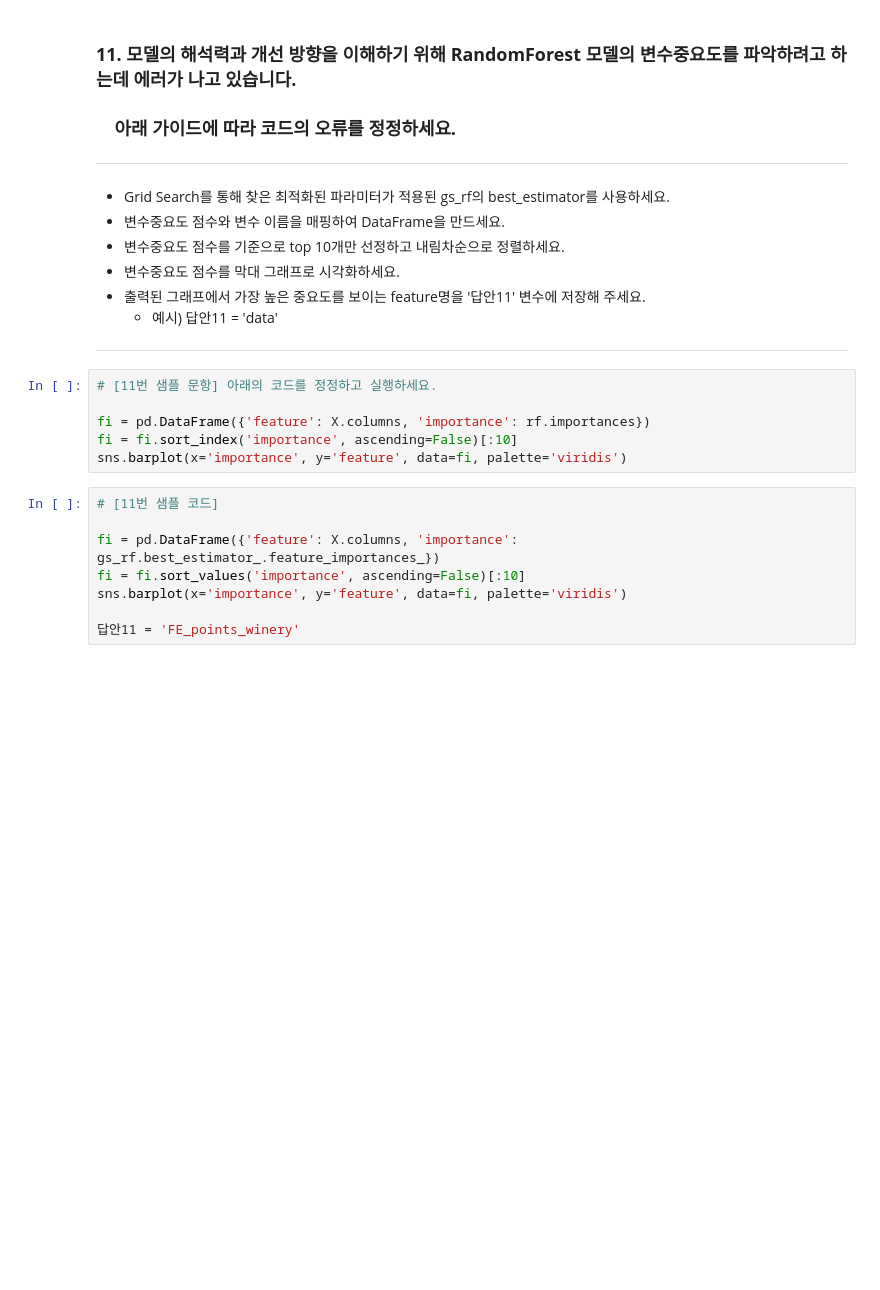
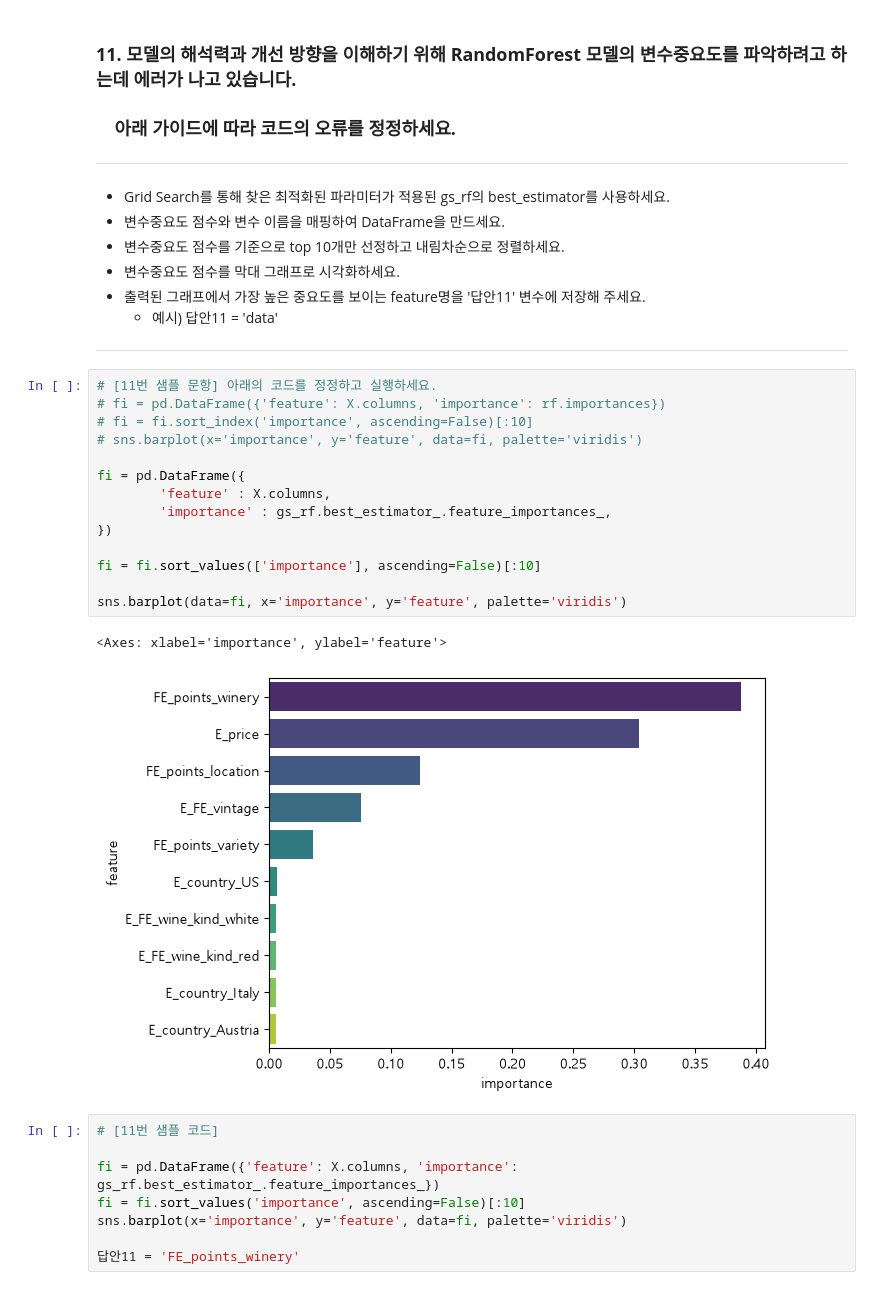
Before and after one commit to choiinho97/AICE_ASSO, a Jupyter notebook: 공식 샘플/AICE Associate 샘플문항_분류/AICE Associate 샘플문항_분류.ipynb, the cells around one changed output. Drawn from its saved outputs; the diff is of its cells as text; blank space fills up the shorter version.

```diff
--- a/공식 샘플/AICE Associate 샘플문항_분류/AICE Associate 샘플문항_분류.ipynb
+++ b/공식 샘플/AICE Associate 샘플문항_분류/AICE Associate 샘플문항_분류.ipynb
@@ -577,10 +670,21 @@ print(gs_rf.best_estimator_)
 ---
 # %%
 # [11번 샘플 문항] 아래의 코드를 정정하고 실행하세요.
+# fi = pd.DataFrame({'feature': X.columns, 'importance': rf.importances})
+# fi = fi.sort_index('importance', ascending=False)[:10]
+# sns.barplot(x='importance', y='feature', data=fi, palette='viridis')
 
-fi = pd.DataFrame({'feature': X.columns, 'importance': rf.importances})
-fi = fi.sort_index('importance', ascending=False)[:10]
-sns.barplot(x='importance', y='feature', data=fi, palette='viridis')
+fi = pd.DataFrame({
+        'feature' : X.columns,
+        'importance' : gs_rf.best_estimator_.feature_importances_,
+})
+
+fi = fi.sort_values(['importance'], ascending=False)[:10]
+
+sns.barplot(data=fi, x='importance', y='feature', palette='viridis')
+# %% [output]
+<Axes: xlabel='importance', ylabel='feature'>
+[figure, added]
 # %%
 # [11번 샘플 코드]
 
```
Also changed, not shown: parts of 22 cells of this notebook, 1 other file.
